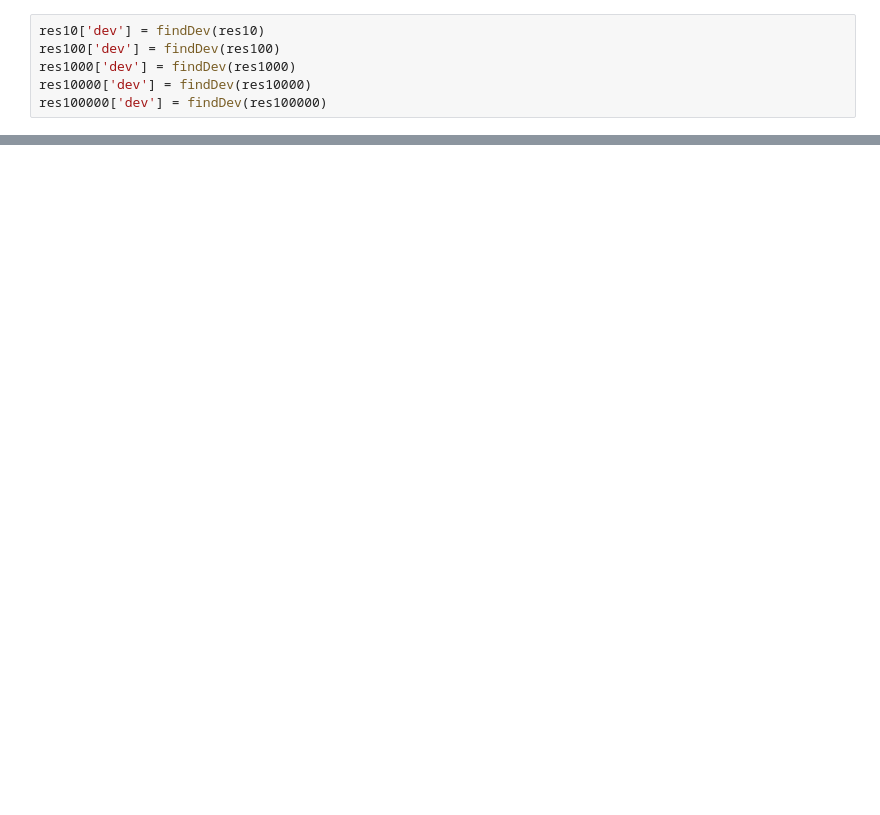
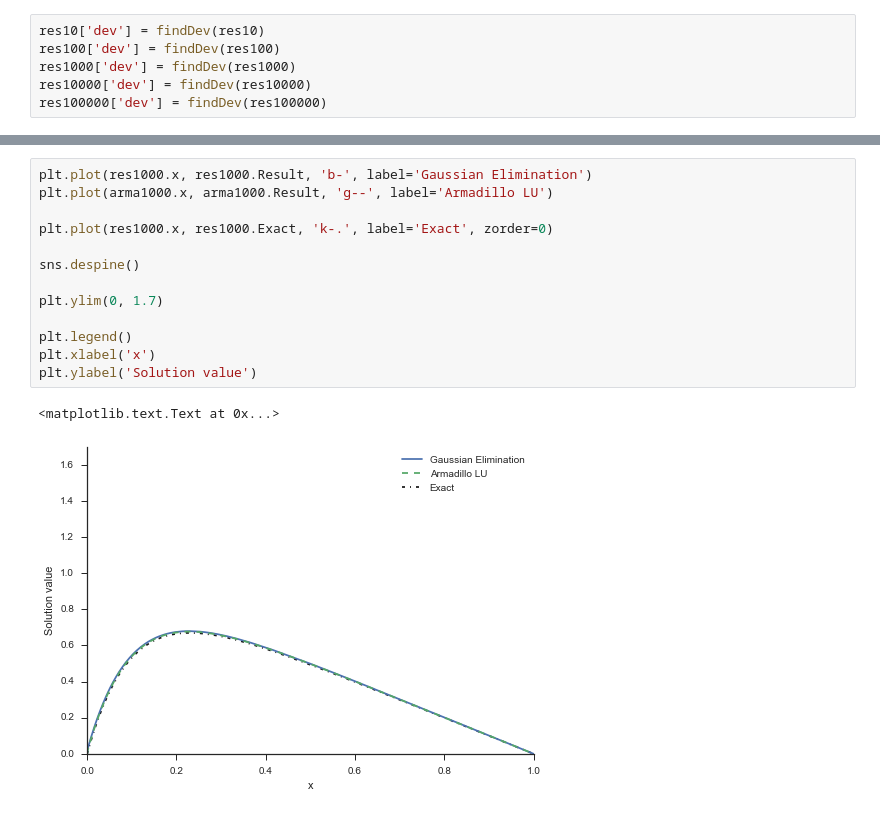
Before and after one commit to jbradt/comp-phys, a Jupyter notebook: project1/Plots.ipynb, the cells around one changed output, grey strips where cells are left out. Drawn from its saved outputs; the diff is of its cells as text; blank space fills up the shorter version.

```diff
--- a/project1/Plots.ipynb
+++ b/project1/Plots.ipynb
@@ -52,0 +104,16 @@ plt.ylabel('Relative error')
+# %%
+plt.plot(res1000.x, res1000.Result, 'b-', label='Gaussian Elimination')
+plt.plot(arma1000.x, arma1000.Result, 'g--', label='Armadillo LU')
+
+plt.plot(res1000.x, res1000.Exact, 'k-.', label='Exact', zorder=0)
+
+sns.despine()
+
+plt.ylim(0, 1.7)
+
+plt.legend()
+plt.xlabel('x')
+plt.ylabel('Solution value')
+# %% [output]
+<matplotlib.text.Text at 0x...>
+[figure, added]
```
Also changed, not shown: parts of 8 cells of this notebook, 15 other files.
